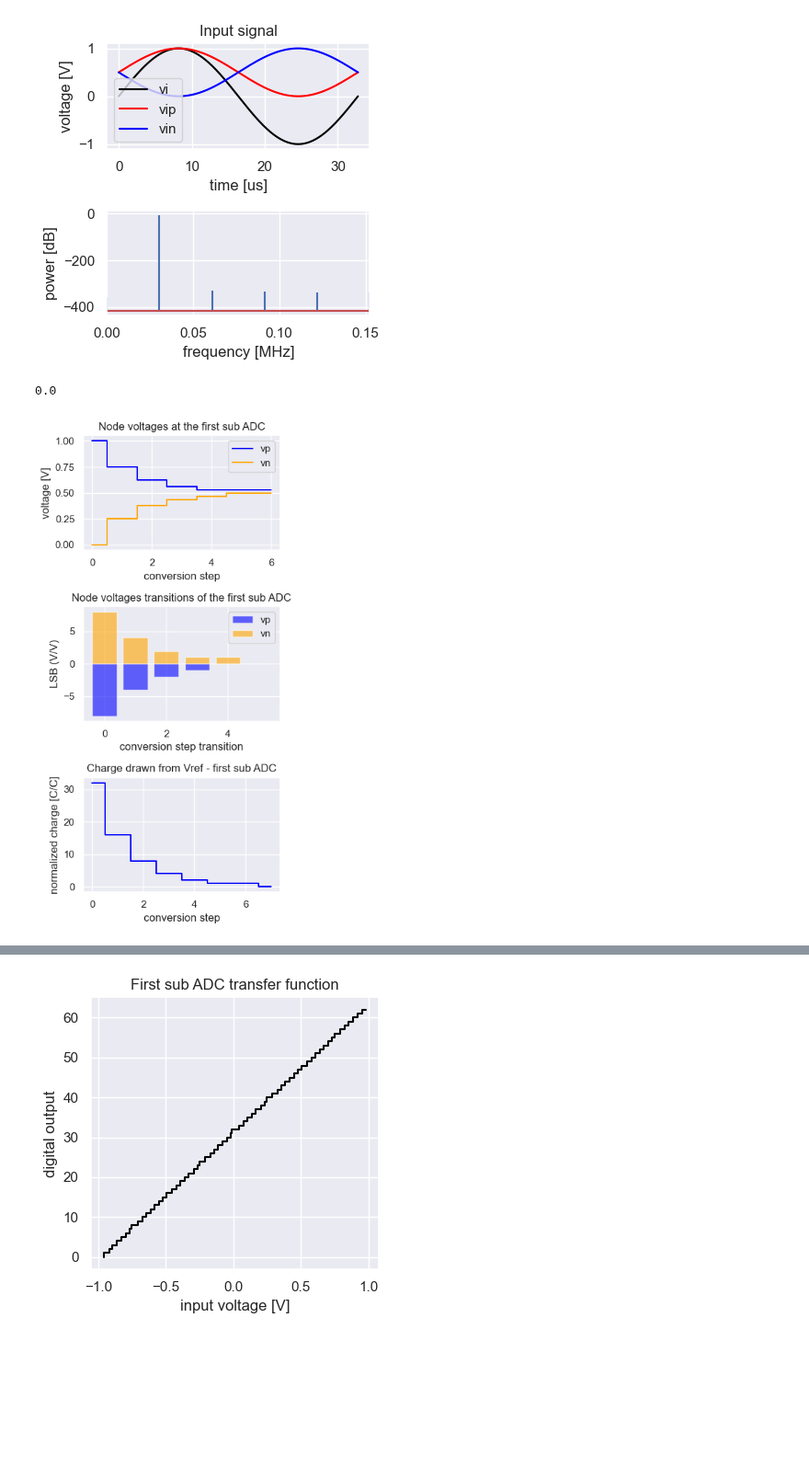
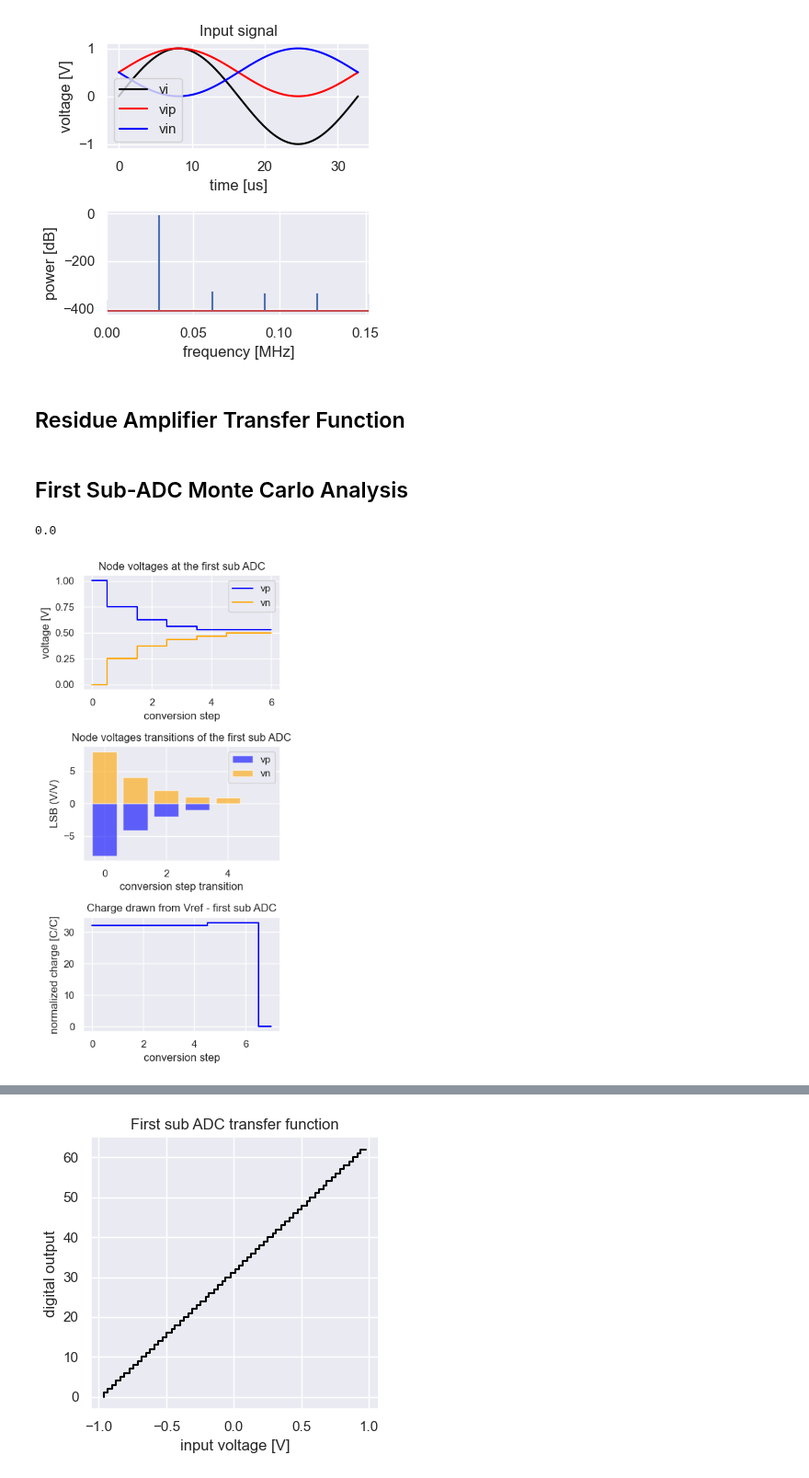
Before and after one commit to das-dias/signal-converters-notebooks, a Jupyter notebook: practical_classes/project_1.ipynb, the cells around one changed output, grey strips where cells are left out. Shown at 92% size. Saved outputs shown, nothing was run; the diff lists cells and outputs as text; code cells hidden in the pictures; blank space fills up the shorter version.

```diff
--- a/practical_classes/project_1.ipynb
+++ b/practical_classes/project_1.ipynb
@@ -361,8 +363,8 @@ def loop_unrolled_bottom_plate_sampling_monotonic_splitcap_sar_adc(
 
     charge_vcm[0, :]    = vcm*(neg_total_cap + pos_total_cap)
 
-    dout        = np.zeros((Nbits_first, len(vinp))) # [V] # digital output of the first sub ADC
-    dout_neg    = np.zeros((Nbits_first, len(vinp))) # [V] # digital output of the first sub ADC
+    dout        = np.zeros((nbits, len(vinp))) # [V] # digital output of the first sub ADC
+    dout_neg    = np.zeros((nbits, len(vinp))) # [V] # digital output of the first sub ADC
 
     # NOTE: THE COMMENTED STEPS BELOW ARE INCLUDED IN THE FOR LOOP BELOW
     # parse the charge from the bottom plate to the top plate
@@ -380,7 +382,7 @@ def loop_unrolled_bottom_plate_sampling_monotonic_splitcap_sar_adc(
     ## ! CONVERSION STEPS PHASE BETWEEN THE FIRST (MOST SIGNIFICANT BIT - MSB) AND THE SECOND-TO-LAST BITS ##
 
     # conversion step phases (decision phases) of the first sub ADC
-    for k in range(0, Nbits_first-1):
+    for k in range(0, nbits-1):
         # positive array
         # capacitors connected to the positive reference
         cap_vrefp_pos = np.sum(pos_cap_odd[k:]) + \
@@ -394,8 +396,8 @@ def loop_unrolled_bottom_plate_sampling_monotonic_splitcap_sar_adc(
         cap_vrefp_pos = cap_vrefp_pos.T
         cap_vrefn_pos = cap_vrefn_pos.T
 
-        vp[k+1, :] = (charge_p[k, :] + vrefp_first*cap_vrefp_pos + vrefn_first*cap_vrefn_pos)/pos_total_cap # [V] # top plate sampling phase
-        charge_p[k+1, :] = (vp[k+1, :] - vrefp_first)*cap_vrefp_pos + (vp[k+1, :] - vrefn_first)*cap_vrefn_pos # [C] # charge at the positive array
+        vp[k+1, :] = (charge_p[k, :] + vrefp*cap_vrefp_pos + vrefn*cap_vrefn_pos)/pos_total_cap # [V] # top plate sampling phase
+        charge_p[k+1, :] = (vp[k+1, :] - vrefp)*cap_vrefp_pos + (vp[k+1, :] - vrefn)*cap_vrefn_pos # [C] # charge at the positive array
 
         # negative array
         # capacitors connected to the positive reference
@@ -410,14 +412,14 @@ def loop_unrolled_bottom_plate_sampling_monotonic_splitcap_sar_adc(
         cap_vrefp_neg = cap_vrefp_neg.T
         cap_vrefn_neg = cap_vrefn_neg.T
 
-        vn[k+1, :] = (charge_n[k, :] + vrefp_first*cap_vrefp_neg + vrefn_first*cap_vrefn_neg)/neg_total_cap # [V] # top plate sampling phase
-        charge_n[k+1, :] = (vn[k+1, :] - vrefp_first)*cap_vrefp_neg + (vn[k+1, :] - vrefn_first)*cap_vrefn_neg # [C] # charge at the negative array
+        vn[k+1, :] = (charge_n[k, :] + vrefp*cap_vrefp_neg + vrefn*cap_vrefn_neg)/neg_total_cap # [V] # top plate sampling phase
+        charge_n[k+1, :] = (vn[k+1, :] - vrefp)*cap_vrefp_neg + (vn[k+1, :] - vrefn)*cap_vrefn_neg # [C] # charge at the negative array
 
         # decide the digital output of the first sub ADC
         dout[k, :]      = vp[k+1, :]-vn[k+1, :] < vcomps[k]  # [V] # digital output of the first sub ADC
         dout_neg[k, :]  = 1-dout[k, :]
 
-        charge_vref[k,:] = vrefp*cap_vrefp_pos + vrefp*cap_vrefn_neg
+        charge_vref[k,:] = vrefp*cap_vrefp_pos + vrefp*cap_vrefp_neg
 
         #if k == Nbits_first-2: pdb.set_trace()
     #####################################################
@@ -456,8 +458,8 @@ def loop_unrolled_bottom_plate_sampling_monotonic_splitcap_sar_adc(
     cap_vrefp_pos = cap_vrefp_pos.T
     cap_vrefn_pos = cap_vrefn_pos.T
 
-    vp[k+1, :] = (charge_p[k, :] + vrefp_first*cap_vrefp_pos + vrefn_first*cap_vrefn_pos)/pos_total_cap # [V] # top plate sampling phase
-    charge_p[k+1, :] = (vp[k+1, :] - vrefp_first)*cap_vrefp_pos + (vp[k+1, :] - vrefn_first)*cap_vrefn_pos # [C] # charge at the positive array
+    vp[k+1, :] = (charge_p[k, :] + vrefp*cap_vrefp_pos + vrefn*cap_vrefn_pos)/pos_total_cap # [V] # top plate sampling phase
+    charge_p[k+1, :] = (vp[k+1, :] - vrefp)*cap_vrefp_pos + (vp[k+1, :] - vrefn)*cap_vrefn_pos # [C] # charge at the positive array
 
     # negative array
     # connect the LSB cap of the negative array to VREFP
@@ -475,14 +477,14 @@ def loop_unrolled_bottom_plate_sampling_monotonic_splitcap_sar_adc(
     cap_vrefp_neg = cap_vrefp_neg.T
     cap_vrefn_neg = cap_vrefn_neg.T
 
-    vn[k+1, :] = (charge_n[k, :] + vrefp_first*cap_vrefp_neg + vrefn_first*cap_vrefn_neg)/neg_total_cap # [V] # top plate sampling phase
-    charge_n[k+1, :] = (vn[k+1, :] - vrefp_first)*cap_vrefp_neg + (vn[k+1, :] - vrefn_first)*cap_vrefn_neg # [C] # charge at the negative array
+    vn[k+1, :] = (charge_n[k, :] + vrefp*cap_vrefp_neg + vrefn*cap_vrefn_neg)/neg_total_cap # [V] # top plate sampling phase
+    charge_n[k+1, :] = (vn[k+1, :] - vrefp)*cap_vrefp_neg + (vn[k+1, :] - vrefn)*cap_vrefn_neg # [C] # charge at the negative array
 
     # decide the digital output of the first sub ADC
     dout[k, :]      = vp[k+1, :]-vn[k+1, :] < vcomps[k]  # [V] # digital output of the first sub ADC
     dout_neg[k, :]  = 1-dout[k, :]
 
-    charge_vref[k,:] = vrefp*cap_vrefp_pos + vrefp*cap_vrefn_neg
+    charge_vref[k,:] = vrefp*cap_vrefp_pos + vrefp*cap_vrefp_neg
 
     k += 1
     vp[k+1, :] = vp[k,:]
@@ -531,17 +533,19 @@ def loop_unrolled_bottom_plate_sampling_monotonic_splitcap_sar_adc(
         cap_vrefp_neg = cap_vrefp_neg.T
         cap_vrefn_neg = cap_vrefn_neg.T
 
-        vn[k+1, :] = (charge_n[k, :] + vrefp_first*cap_vrefp_neg + vrefn_first*cap_vrefn_neg)/neg_total_cap # [V] # top plate sampling phase
-        charge_n[k+1, :] = (vn[k+1, :] - vrefp_first)*cap_vrefp_neg + (vn[k+1, :] - vrefn_first)*cap_vrefn_neg # [C] # charge at the negative array
+        vn[k+1, :] = (charge_n[k, :] + vrefp*cap_vrefp_neg + vrefn*cap_vrefn_neg)/neg_total_cap # [V] # top plate sampling phase
+        charge_n[k+1, :] = (vn[k+1, :] - vrefp)*cap_vrefp_neg + (vn[k+1, :] - vrefn)*cap_vrefn_neg # [C] # charge at the negative array
 
-        charge_vref[k,:] = vrefp*cap_vrefp_pos + vrefp*cap_vrefn_neg
+        charge_vref[k,:] = vrefp*cap_vrefp_pos + vrefp*cap_vrefp_neg
 
     ##############################################
     vres = vp[-1, :] - vn[-1, :]
     # convert the digital output of the first sub ADC to a decimal number
-    dout_dec = bin2dec(dout.T, width=Nbits_first, reverse=False)
+    dout_dec = bin2dec(dout.T, width=nbits, reverse=False)
 
     return dout_dec, dout.T, charge_vref, charge_vcm, vres, vp, vn
+# %% [markdown]
+## Residue Amplifier Transfer Function
 # %%
 def residue_amplifier(
     vin,
@@ -574,6 +578,8 @@ def residue_amplifier(
     vout[vout>vdd] = vdd
     vout[vout<vss] = vss
     return vout
+# %% [markdown]
+## First Sub-ADC Monte Carlo Analysis
 # %%
 # setup mponte carlo analysis
 Ncircuits = 100 # number of circuits in monte carlo simulation
@@ -692,37 +647,37 @@ fig, ax = plt.subplots(3,1,figsize=(4,8))
 #idx = len(vp_first[0, :])//2
 idx = 0
 print(dout_first[idx])
-ax[0].step(list(range(len(vp_first[1:]))),vp_first[:, idx ][1:], label='vp', color='blue', where="mid")
-ax[0].step(list(range(len(vn_first[1:]))),vn_first[:, idx ][1:], label='vn', color='orange', where="mid")
+ax[0].step(list(range(len(vp_first[:, idx][1:]))),vp_first[:, idx][1:], label='vp', color='blue', where="mid")
+ax[0].step(list(range(len(vn_first[:, idx][1:]))),vn_first[:, idx][1:], label='vn', color='orange', where="mid")
 ax[0].set_xlabel('conversion step')
 ax[0].set_ylabel('voltage [V]')
 ax[0].set_title('Node voltages at the first sub ADC')
 ax[0].grid(True)
 ax[0].legend()
 
 # plot the difference between each vn and vp node voltages in relation to the true measured vlsb
 vp_trans_first = np.diff(vp_first[:, idx][1:])/vlsb_measured_first
 vn_trans_first = np.diff(vn_first[:, idx][1:])/vlsb_measured_first
 ax[1].bar(list(range(len(vp_trans_first))), vp_trans_first, label="vp", color="blue", alpha=0.6)
 ax[1].bar(list(range(len(vn_trans_first))), vn_trans_first, label="vn", color="orange", alpha=0.6)
 ax[1].set_xlabel('conversion step transition')
 ax[1].set_ylabel('LSB (V/V)')
 ax[1].set_title('Node voltages transitions of the first sub ADC')
 ax[1].grid(True)
 ax[1].legend()
 
 
 # observe the charge at the end of each conversion step
 ax[2].step(list(range(len(charge_vref_first))), charge_vref_first[:, idx], label='charge drawn from vref', color='blue', where="mid")
 ax[2].set_xlabel('conversion step')
 ax[2].set_ylabel('normalized charge [C/C]')
 ax[2].set_title('Charge drawn from Vref - first sub ADC')
 ax[2].grid(True)
 
 plt.tight_layout()
 # %% [output]
 0.0
-[figure, old version]
+[figure, new version]
 # %%
 # observe the residue voltage of the virst sub SAR-ADC
 # agains the input voltage of the ADC
```
Also changed, not shown: parts of 18 cells of this notebook.
